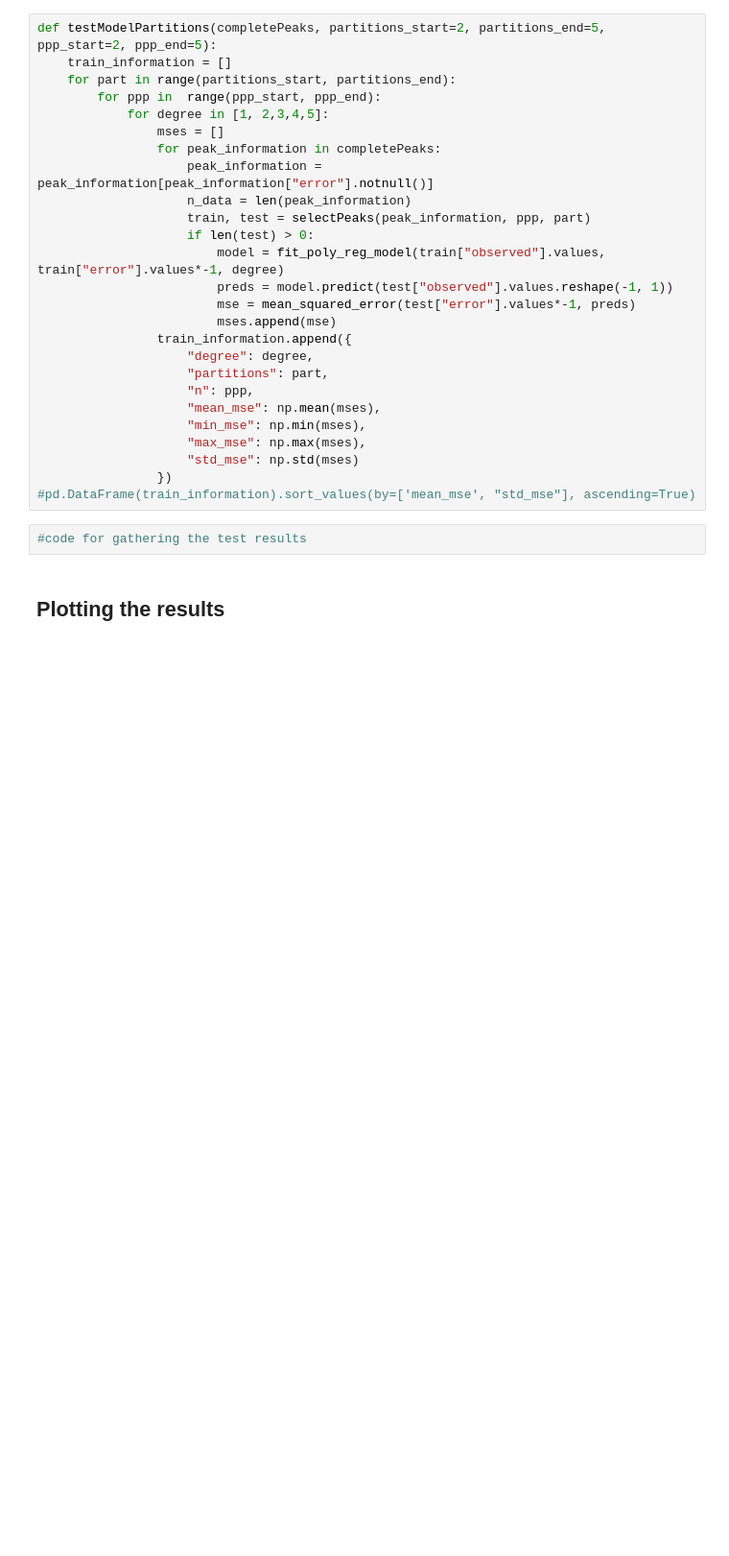
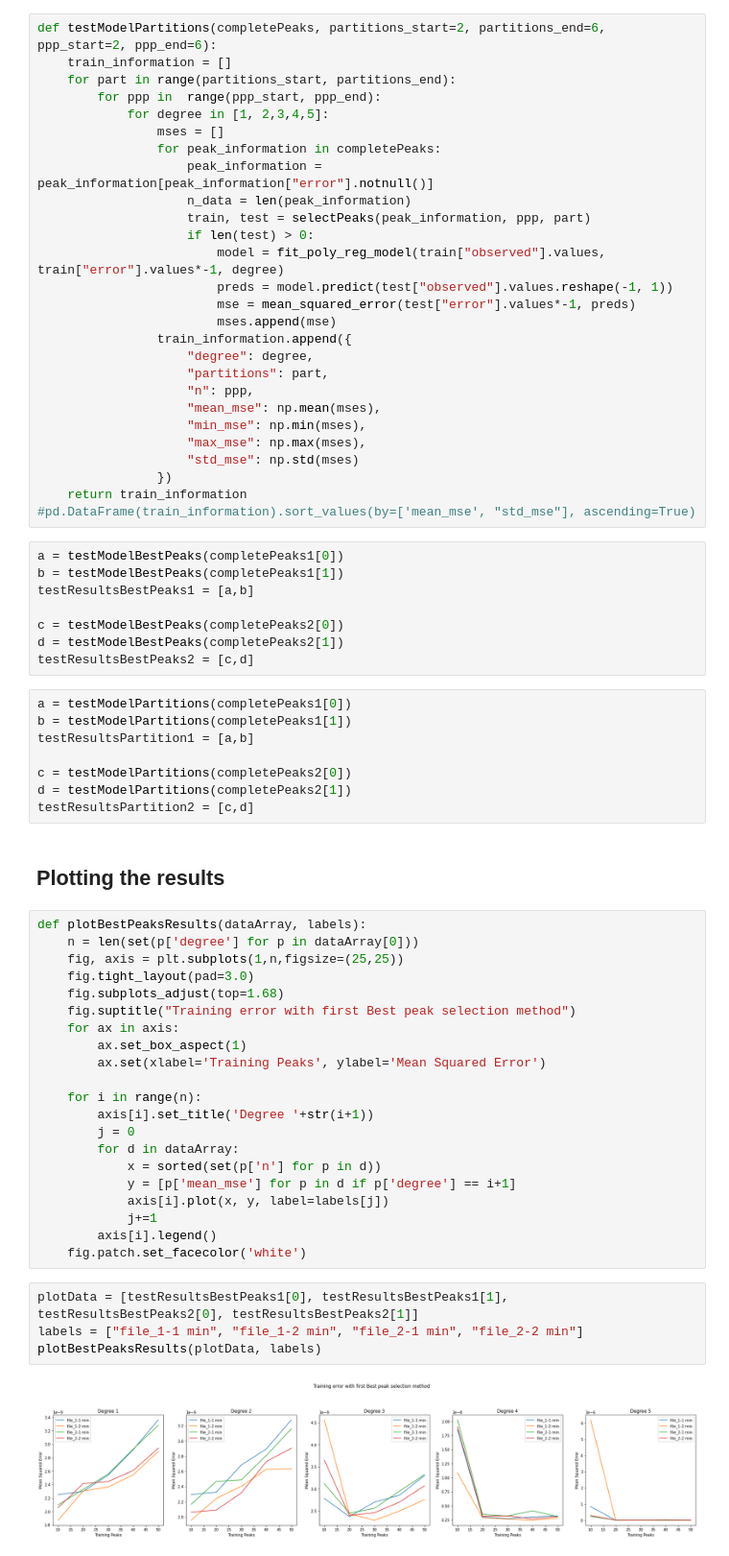
Before and after one commit to jokinen77/DataScienceProject1-Orbitrap, a Jupyter notebook: Comparison File.ipynb, the cells around one changed output. Shown: that part at 96% size. Cells and saved outputs as stored; diff of their text form; blank space fills up the shorter version.

Commit message:
Plot functionality completed

```diff
--- a/Comparison File.ipynb
+++ b/Comparison File.ipynb
@@ -510,7 +511,7 @@ The following function tests a linear model with 5 degrees using the second sele
 The parameters are an array of dataframes conataining all the informations of the peaks (post analysis), the start and for the iteration over the partitions, and the start and end for the iteration over the peaks per partition (abbreviated as *ppp*).
 The output is an array of the results in Mean Squared Error (mean, min, max), and std deviation along with the test parameters.
 # %%
-def testModelPartitions(completePeaks, partitions_start=2, partitions_end=5, ppp_start=2, ppp_end=5):
+def testModelPartitions(completePeaks, partitions_start=2, partitions_end=6, ppp_start=2, ppp_end=6):
     train_information = []
     for part in range(partitions_start, partitions_end):
         for ppp in  range(ppp_start, ppp_end):
@@ -534,8 +535,50 @@ def testModelPartitions(completePeaks, partitions_start=2, partitions_end=5, ppp
                     "max_mse": np.max(mses),
                     "std_mse": np.std(mses)
                 })
+    return train_information
 #pd.DataFrame(train_information).sort_values(by=['mean_mse', "std_mse"], ascending=True)
 # %%
-#code for gathering the test results
+a = testModelBestPeaks(completePeaks1[0])
+b = testModelBestPeaks(completePeaks1[1])
+testResultsBestPeaks1 = [a,b]
+
+c = testModelBestPeaks(completePeaks2[0])
+d = testModelBestPeaks(completePeaks2[1])
+testResultsBestPeaks2 = [c,d]
+# %%
+a = testModelPartitions(completePeaks1[0])
+b = testModelPartitions(completePeaks1[1])
+testResultsPartition1 = [a,b]
+
+c = testModelPartitions(completePeaks2[0])
+d = testModelPartitions(completePeaks2[1])
+testResultsPartition2 = [c,d]
 # %% [markdown]
 ## Plotting the results
+# %%
+def plotBestPeaksResults(dataArray, labels):
+    n = len(set(p['degree'] for p in dataArray[0]))
+    fig, axis = plt.subplots(1,n,figsize=(25,25))
+    fig.tight_layout(pad=3.0)
+    fig.subplots_adjust(top=1.68)
+    fig.suptitle("Training error with first Best peak selection method")
+    for ax in axis:
+        ax.set_box_aspect(1)
+        ax.set(xlabel='Training Peaks', ylabel='Mean Squared Error')
+
+    for i in range(n):
+        axis[i].set_title('Degree '+str(i+1))
+        j = 0
+        for d in dataArray:
+            x = sorted(set(p['n'] for p in d))
+            y = [p['mean_mse'] for p in d if p['degree'] == i+1]
+            axis[i].plot(x, y, label=labels[j])
+            j+=1
+        axis[i].legend()
+    fig.patch.set_facecolor('white')
+# %%
+plotData = [testResultsBestPeaks1[0], testResultsBestPeaks1[1], testResultsBestPeaks2[0], testResultsBestPeaks2[1]]
+labels = ["file_1-1 min", "file_1-2 min", "file_2-1 min", "file_2-2 min"]
+plotBestPeaksResults(plotData, labels)
+# %% [output]
+[figure, added]
```
Also changed, not shown: parts of 3 cells of this notebook.
